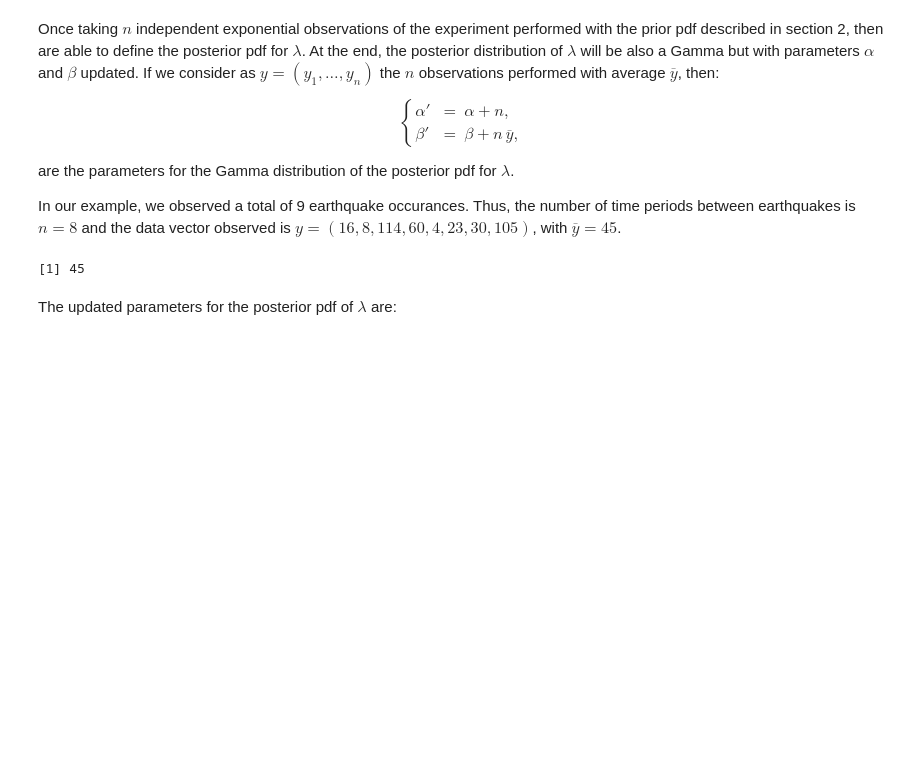
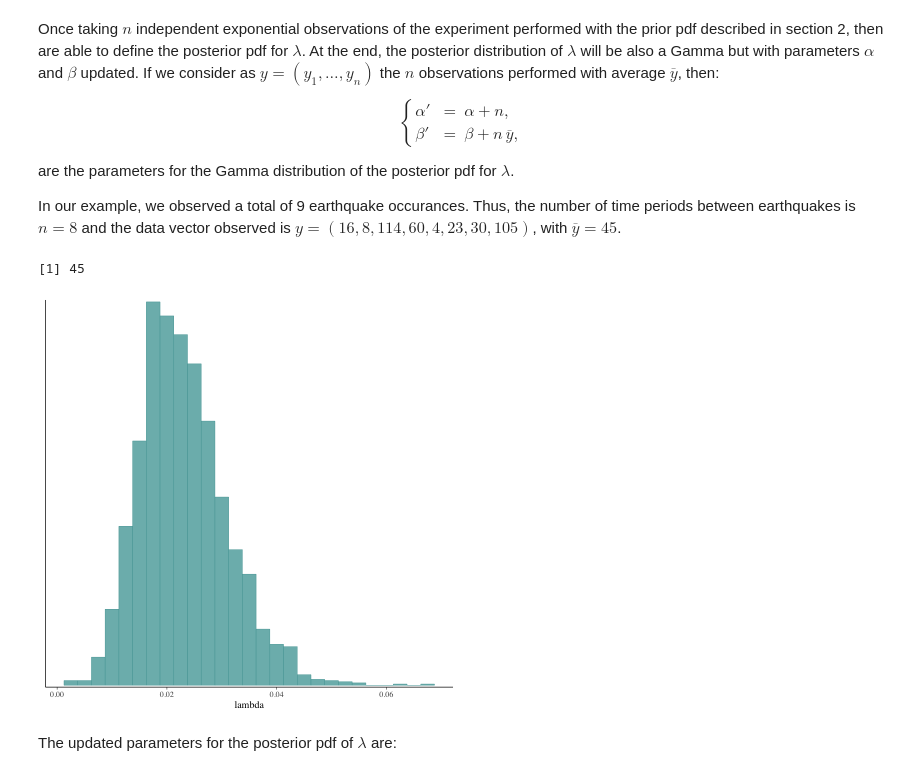
Before and after one commit to claudia-hm/BSPP, a Jupyter notebook: 2021-2022.Homework.01.Statements.ipynb, the cells around one changed output. Cells and saved outputs as stored; diff of their text form; code cells hidden in the pictures; blank space fills up the shorter version.

```diff
--- a/2021-2022.Homework.01.Statements.ipynb
+++ b/2021-2022.Homework.01.Statements.ipynb
@@ -312,6 +312,47 @@ ybar<-mean(y)
 round(ybar,2)
 # %% [output]
 [1] 45
+# %%
+modelString = "
+  data{
+    int<lower=0> n ;
+    real y[n] ;
+    real<lower=0> a ;
+    real<lower=0> b ;
+    }
+  parameters{
+    real<lower=0> lambda ;
+    }
+  model{
+    lambda ~ gamma(a,b) ;
+    y ~ exponential(lambda) ;
+    }"
+# Translate model to C++ and compile to DSO:
+stanDso <- stan_model( model_code=modelString )
+# %%
+# Specify data:
+dataList = list(y=y,n=n,a=prior.a,b=prior.b)
+# %%
+# Generate posterior sample:
+stanFit <- sampling( object=stanDso,
+                     data = dataList,
+                     chains = 3,
+                     iter = 1000,
+                     warmup = 200,
+                     thin = 1)
+# %%
+require("bayesplot")
+color_scheme_set("teal")
+options(repr.plot.width=7,repr.plot.height=7)
+
+v<-seq(0,max(y),length=1000)
+yv<-dgamma(v,shape=post.a,rate=post.b)
+max.yv<-max(yv)
+
+# Histogram
+mcmc_hist(stanFit, pars = c("lambda"),binwidth=0.0025)
+# %% [output]
+[figure, added]
 # %% [markdown]
 The updated parameters for the posterior pdf of $\lambda$ are:
 # %%
```
Also changed, not shown: parts of 18 cells of this notebook, 1 other file.
